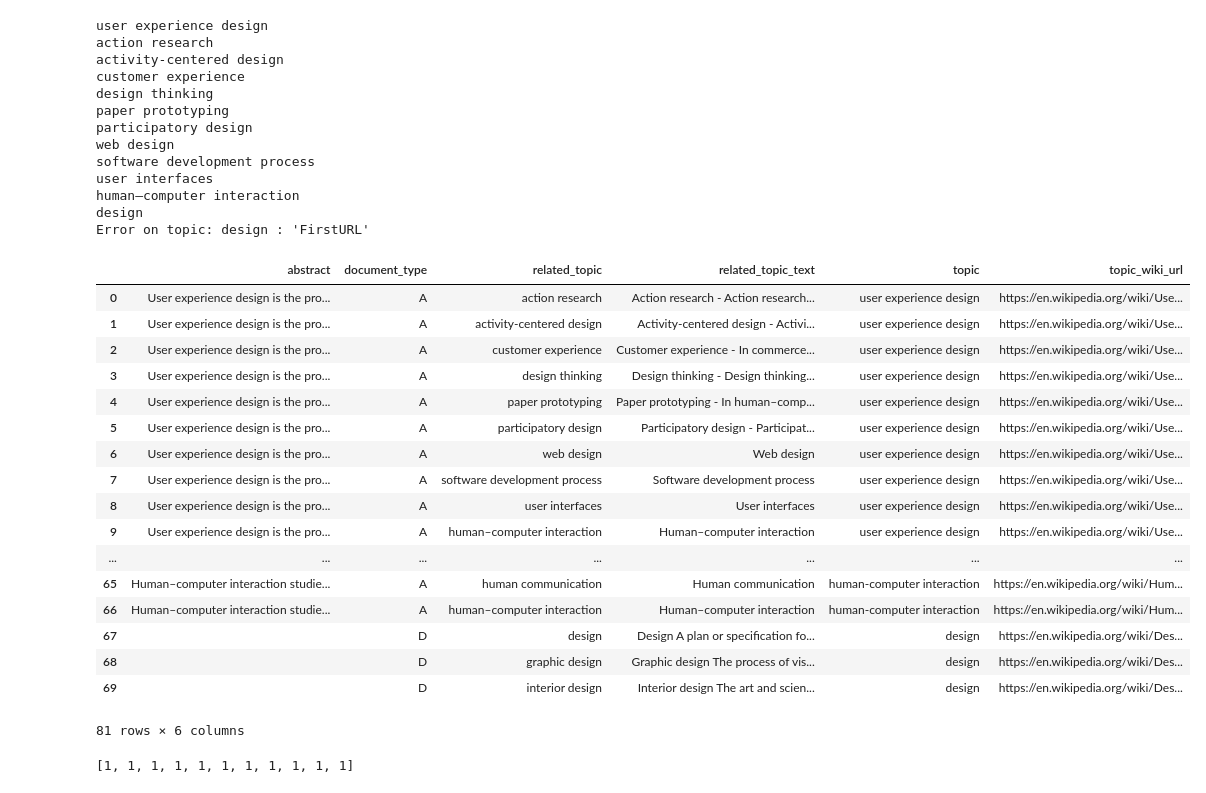
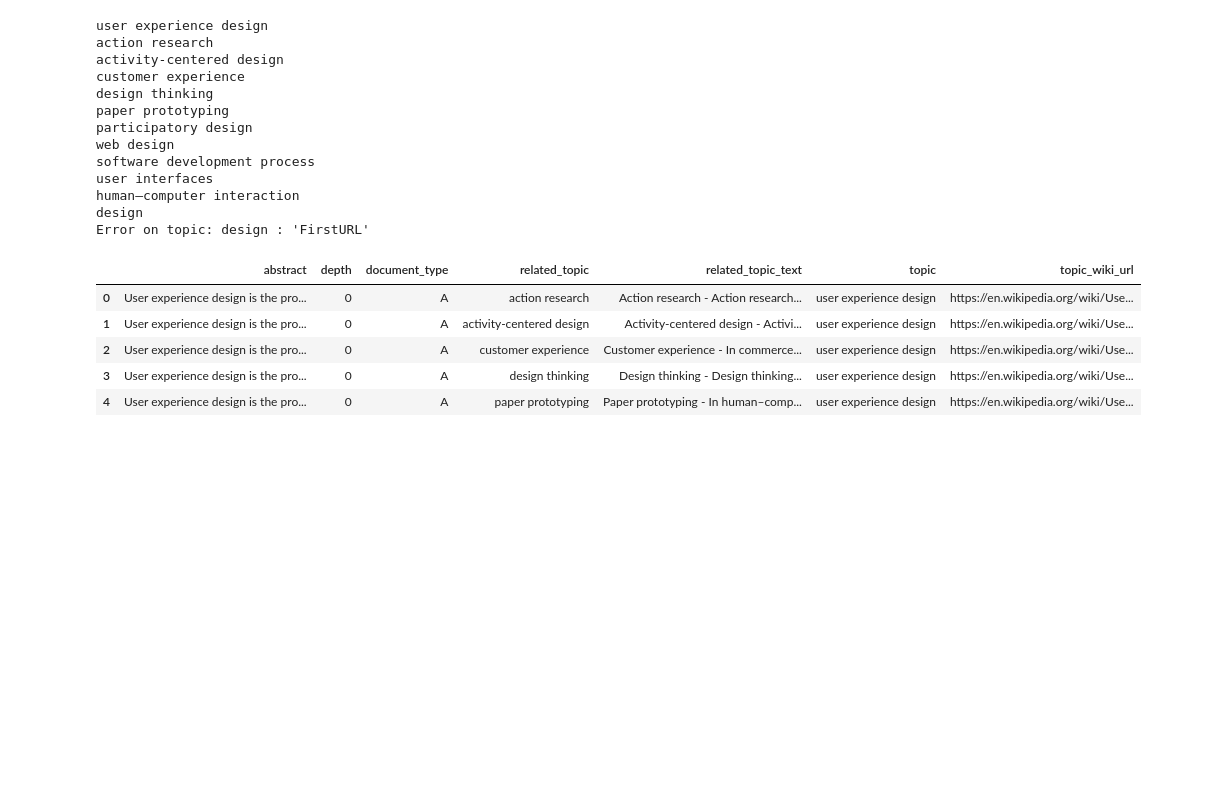
Before and after one commit to nicksettje/unique-search, a Jupyter notebook: backend.ipynb, the cells around one changed output. Drawn from its saved outputs; the diff is of its cells as text; code cells hidden in the pictures; blank space fills up the shorter version.

```diff
--- a/backend.ipynb
+++ b/backend.ipynb
@@ -14,26 +18,0 @@ responses = []
-# %%
-for topic in topic_seed:
-    responses.append(get(topic_url_format.format(search_term=topic)))
-# %%
-content = loads(responses[0].content)
-# %%
-topic_rows = []
-related_topic_rows = []
-for idx, response in enumerate(responses):
-    content = loads(response.content)
-    data = {}
-    data['topic'] = content['Heading'].lower()
-    data['abstract'] = content['Abstract']
-    data['document_type'] = content['Type']
-    data['topic_wiki_url'] = content['AbstractURL']
-    topic_rows.append(data)
-
-    for result in content['RelatedTopics']:
-        row = {}
-        row['related_topic'] = unquote(result['FirstURL'].replace(
-            'https://duckduckgo.com/', '').replace('c/', '').replace('_', ' ')).lower()
-        row['related_topic_text'] = result['Text']
-        row.update(data)
-        related_topic_rows.append(row)
-topics = pd.DataFrame(topic_rows)
-related_topics = pd.DataFrame(related_topic_rows)
@@ -109,34 +68,13 @@ human–computer interaction
 design
 Error on topic: design : 'FirstURL'
 # %%
-related_topic_df
+related_topic_df.head()
 # %% [output]
-|  | abstract | document_type | related_topic | related_topic_text | topic | topic_wiki_url |
-| 0 | User experience design is the pro... | A | action research | Action research - Action research... | user experience design | https://en.wikipedia.org/wiki/Use... |
-| 1 | User experience design is the pro... | A | activity-centered design | Activity-centered design - Activi... | user experience design | https://en.wikipedia.org/wiki/Use... |
-| 2 | User experience design is the pro... | A | customer experience | Customer experience - In commerce... | user experience design | https://en.wikipedia.org/wiki/Use... |
-| 3 | User experience design is the pro... | A | design thinking | Design thinking - Design thinking... | user experience design | https://en.wikipedia.org/wiki/Use... |
-| 4 | User experience design is the pro... | A | paper prototyping | Paper prototyping - In human–comp... | user experience design | https://en.wikipedia.org/wiki/Use... |
-| 5 | User experience design is the pro... | A | participatory design | Participatory design - Participat... | user experience design | https://en.wikipedia.org/wiki/Use... |
-| 6 | User experience design is the pro... | A | web design | Web design | user experience design | https://en.wikipedia.org/wiki/Use... |
-| 7 | User experience design is the pro... | A | software development process | Software development process | user experience design | https://en.wikipedia.org/wiki/Use... |
-| 8 | User experience design is the pro... | A | user interfaces | User interfaces | user experience design | https://en.wikipedia.org/wiki/Use... |
-| 9 | User experience design is the pro... | A | human–computer interaction | Human–computer interaction | user experience design | https://en.wikipedia.org/wiki/Use... |
-| ... | ... | ... | ... | ... | ... | ... |
-| 65 | Human–computer interaction studie... | A | human communication | Human communication | human-computer interaction | https://en.wikipedia.org/wiki/Hum... |
-| 66 | Human–computer interaction studie... | A | human–computer interaction | Human–computer interaction | human-computer interaction | https://en.wikipedia.org/wiki/Hum... |
-| 67 |  | D | design | Design A plan or specification fo... | design | https://en.wikipedia.org/wiki/Des... |
-| 68 |  | D | graphic design | Graphic design The process of vis... | design | https://en.wikipedia.org/wiki/Des... |
-| 69 |  | D | interior design | Interior design The art and scien... | design | https://en.wikipedia.org/wiki/Des... |
+|  | abstract | depth | document_type | related_topic | related_topic_text | topic | topic_wiki_url |
+| 0 | User experience design is the pro... | 0 | A | action research | Action research - Action research... | user experience design | https://en.wikipedia.org/wiki/Use... |
+| 1 | User experience design is the pro... | 0 | A | activity-centered design | Activity-centered design - Activi... | user experience design | https://en.wikipedia.org/wiki/Use... |
+| 2 | User experience design is the pro... | 0 | A | customer experience | Customer experience - In commerce... | user experience design | https://en.wikipedia.org/wiki/Use... |
+| 3 | User experience design is the pro... | 0 | A | design thinking | Design thinking - Design thinking... | user experience design | https://en.wikipedia.org/wiki/Use... |
+| 4 | User experience design is the pro... | 0 | A | paper prototyping | Paper prototyping - In human–comp... | user experience design | https://en.wikipedia.org/wiki/Use... |
-81 rows × 6 columns
 # %%
 related_topic_df.to_csv('topic_database.csv')
-# %%
-a = [1]
-for i in a:
-    a.append(i)
-    if len(a) > 10:
-        break
-a
-# %% [output]
-[1, 1, 1, 1, 1, 1, 1, 1, 1, 1, 1]
```
Also changed, not shown: parts of 52 cells of this notebook.
